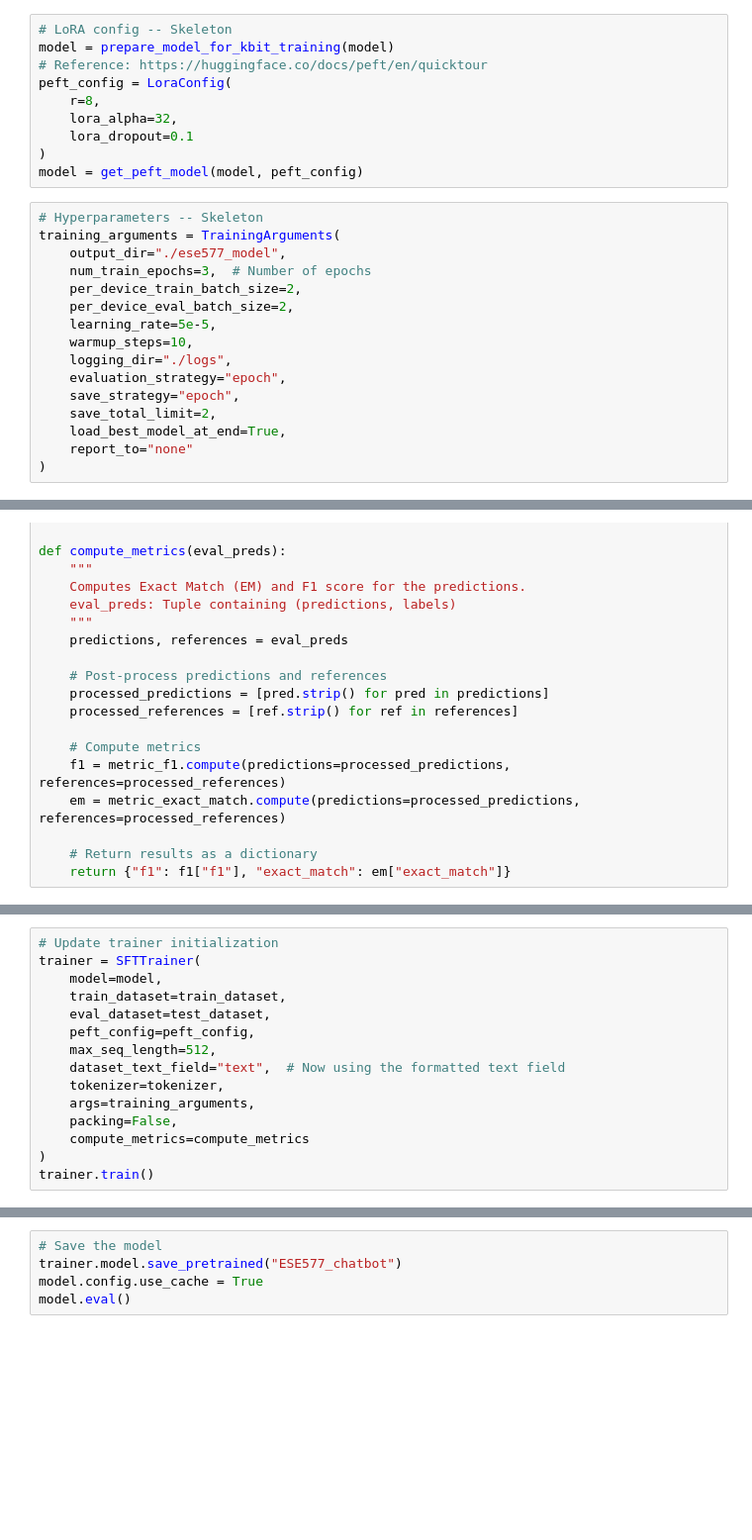
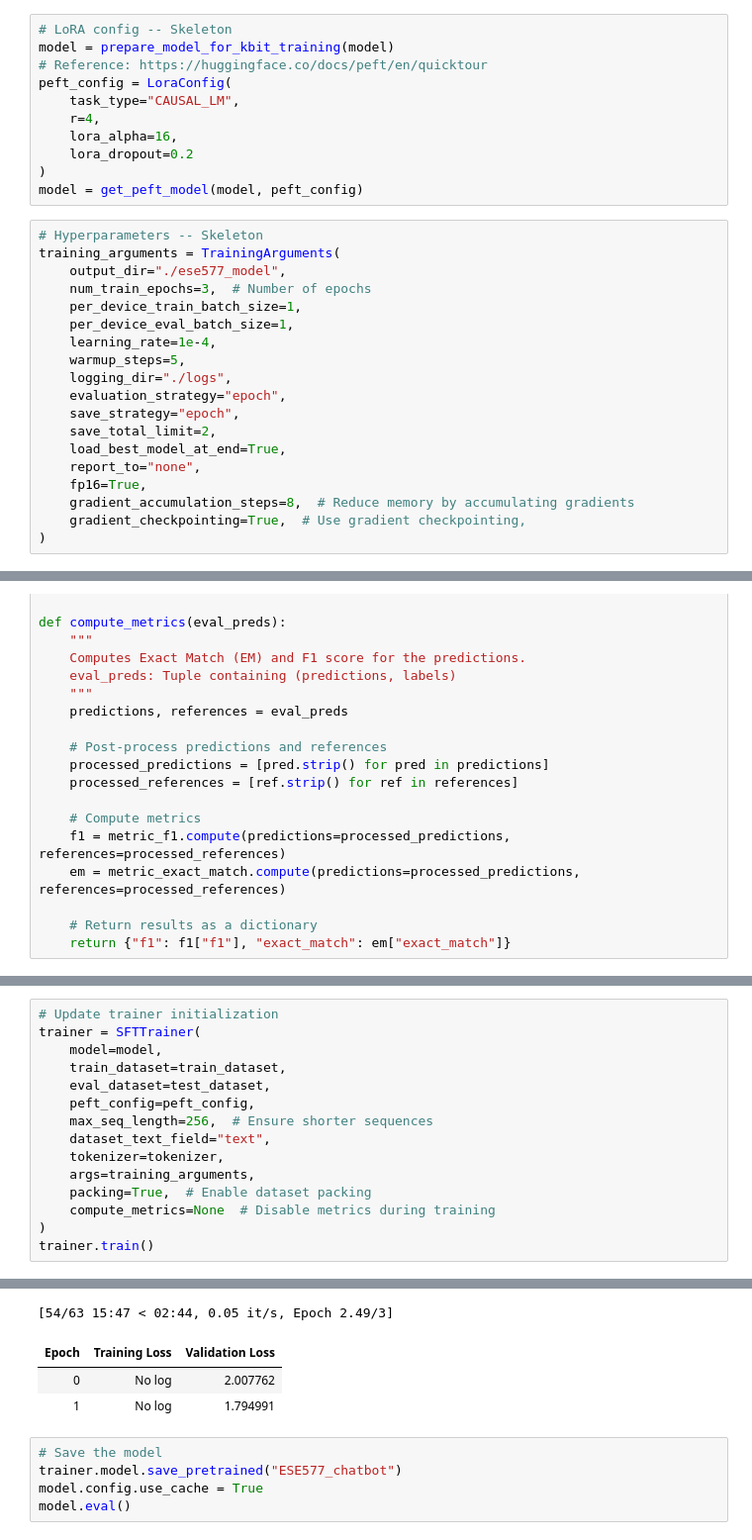
Before and after one commit to twicy/ESE577_Final_Project, a Jupyter notebook: ESE577_Fina_Project_2.ipynb, the cells around one changed output, grey strips where cells are left out. Shown at 99% size. Cells and saved outputs as stored; diff of their text form; blank space fills up the shorter version.

```diff
--- a/ESE577_Fina_Project_2.ipynb
+++ b/ESE577_Fina_Project_2.ipynb
@@ -133,9 +143,10 @@ tokenizer.bos_token, tokenizer.eos_token
 model = prepare_model_for_kbit_training(model)
 # Reference: https://huggingface.co/docs/peft/en/quicktour
 peft_config = LoraConfig(
-    r=8,
-    lora_alpha=32,
-    lora_dropout=0.1
+    task_type="CAUSAL_LM",
+    r=4,
+    lora_alpha=16,
+    lora_dropout=0.2
 )
 model = get_peft_model(model, peft_config)
 # %%
@@ -143,16 +154,19 @@ model = get_peft_model(model, peft_config)
 training_arguments = TrainingArguments(
     output_dir="./ese577_model",
     num_train_epochs=3,  # Number of epochs
-    per_device_train_batch_size=2,
-    per_device_eval_batch_size=2,
-    learning_rate=5e-5,
-    warmup_steps=10,
+    per_device_train_batch_size=1,
+    per_device_eval_batch_size=1,
+    learning_rate=1e-4,
+    warmup_steps=5,
     logging_dir="./logs",
     evaluation_strategy="epoch",
     save_strategy="epoch",
     save_total_limit=2,
     load_best_model_at_end=True,
-    report_to="none"
+    report_to="none",
+    fp16=True,
+    gradient_accumulation_steps=8,  # Reduce memory by accumulating gradients
+    gradient_checkpointing=True,  # Use gradient checkpointing,
 )
 # %%
 # Load pre-defined metrics
@@ -186,11 +197,12 @@ trainer = SFTTrainer(
     train_dataset=train_dataset,
     eval_dataset=test_dataset,
     peft_config=peft_config,
-    max_seq_length=512,
-    dataset_text_field="text",  # Now using the formatted text field
+    max_seq_length=256,  # Ensure shorter sequences
+    dataset_text_field="text",
     tokenizer=tokenizer,
     args=training_arguments,
-    packing=False,
-    compute_metrics=compute_metrics
+    packing=True,  # Enable dataset packing
+    compute_metrics=None  # Disable metrics during training
 )
 trainer.train()
+# %% [output]
@@ -197,3 +211,7 @@ trainer.train()
+[54/63 15:47 < 02:44, 0.05 it/s, Epoch 2.49/3]
+| Epoch | Training Loss | Validation Loss |
+| 0 | No log | 2.007762 |
+| 1 | No log | 1.794991 |
 # %%
 # Save the model
 trainer.model.save_pretrained("ESE577_chatbot")
```
Also changed, not shown: parts of 5 cells of this notebook, 3 other files.
